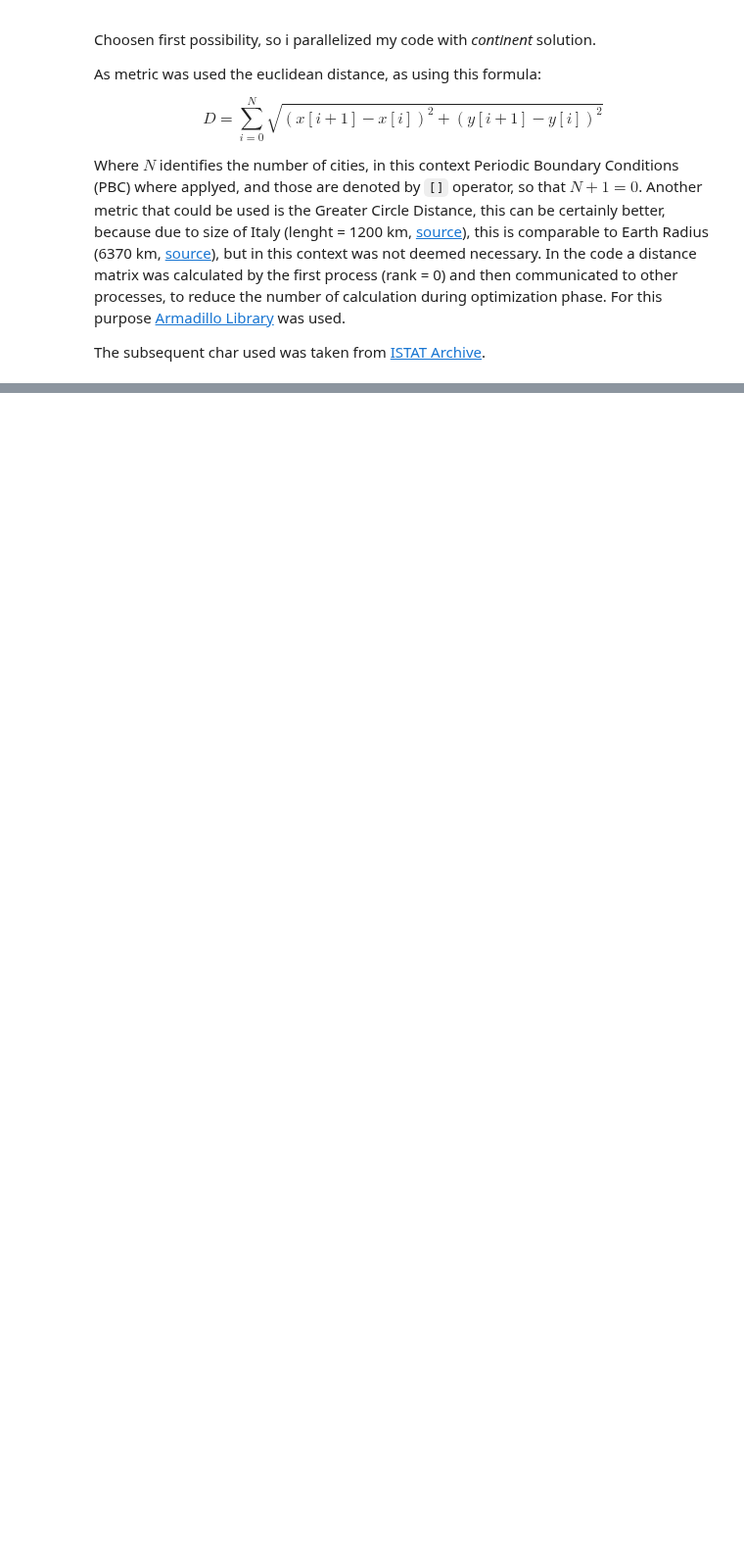
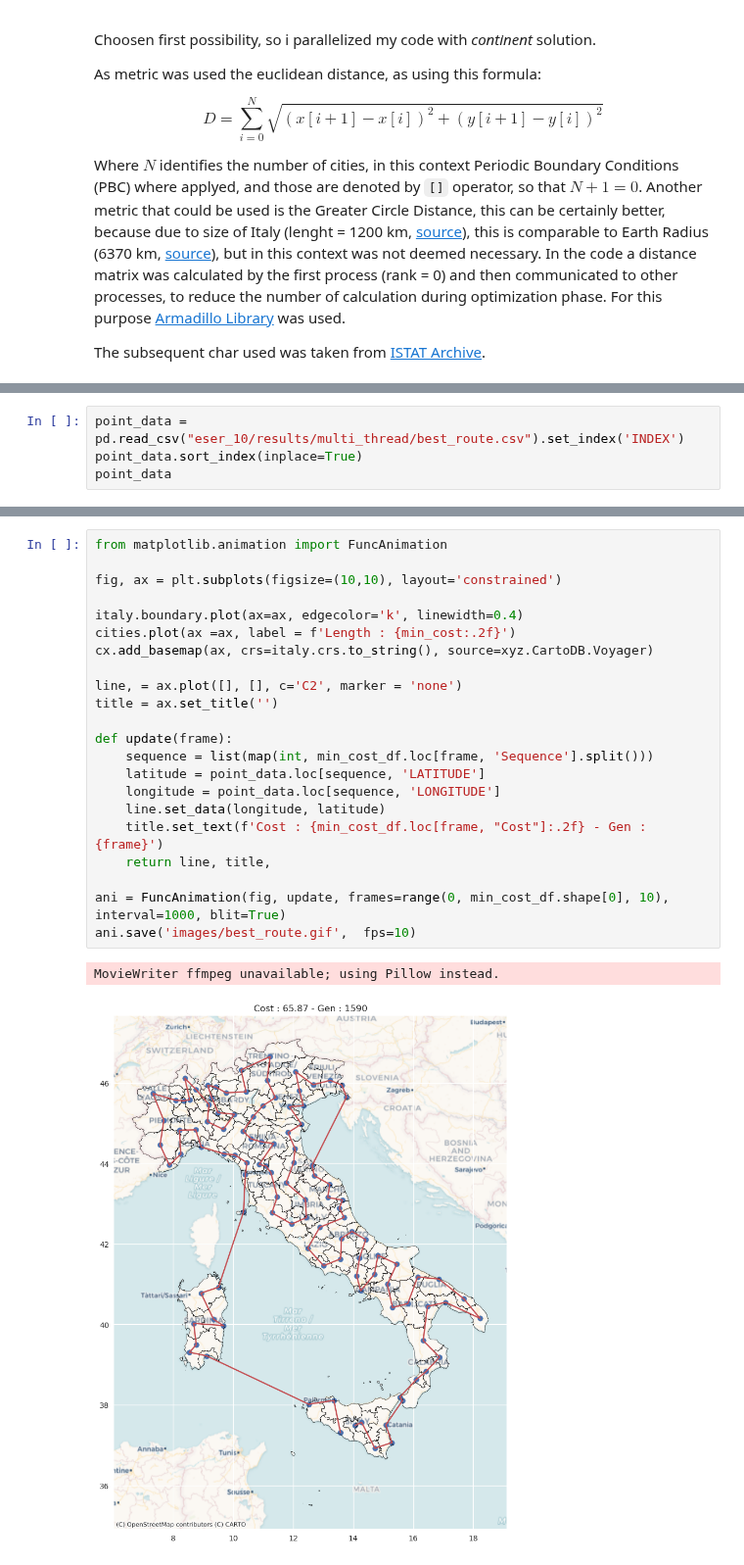
Before and after one commit to RandDouble/SimulazioneNumerica, a Jupyter notebook: LSN_Exercises_10.ipynb, the cells around one changed output, grey strips where cells are left out. Shown at 98% size. Saved outputs shown, nothing was run; the diff lists cells and outputs as text; blank space fills up the shorter version.

```diff
--- a/LSN_Exercises_10.ipynb
+++ b/LSN_Exercises_10.ipynb
@@ -89,0 +180,4 @@ plt.tight_layout()
+# %%
+point_data = pd.read_csv("eser_10/results/multi_thread/best_route.csv").set_index('INDEX')
+point_data.sort_index(inplace=True)
+point_data
@@ -89,0 +238,25 @@ plt.tight_layout()
+# %%
+from matplotlib.animation import FuncAnimation
+
+fig, ax = plt.subplots(figsize=(10,10), layout='constrained')
+
+italy.boundary.plot(ax=ax, edgecolor='k', linewidth=0.4)
+cities.plot(ax =ax, label = f'Length : {min_cost:.2f}')
+cx.add_basemap(ax, crs=italy.crs.to_string(), source=xyz.CartoDB.Voyager)
+
+line, = ax.plot([], [], c='C2', marker = 'none')
+title = ax.set_title('')
+
+def update(frame):
+    sequence = list(map(int, min_cost_df.loc[frame, 'Sequence'].split()))
+    latitude = point_data.loc[sequence, 'LATITUDE']
+    longitude = point_data.loc[sequence, 'LONGITUDE']
+    line.set_data(longitude, latitude)
+    title.set_text(f'Cost : {min_cost_df.loc[frame, "Cost"]:.2f} - Gen : {frame}')
+    return line, title,
+
+ani = FuncAnimation(fig, update, frames=range(0, min_cost_df.shape[0], 10), interval=1000, blit=True)
+ani.save('images/best_route.gif',  fps=10)
+# %% [output]
+MovieWriter ffmpeg unavailable; using Pillow instead.
+[figure, added]
```
Also changed, not shown: parts of 11 cells of this notebook, 9 other files.
